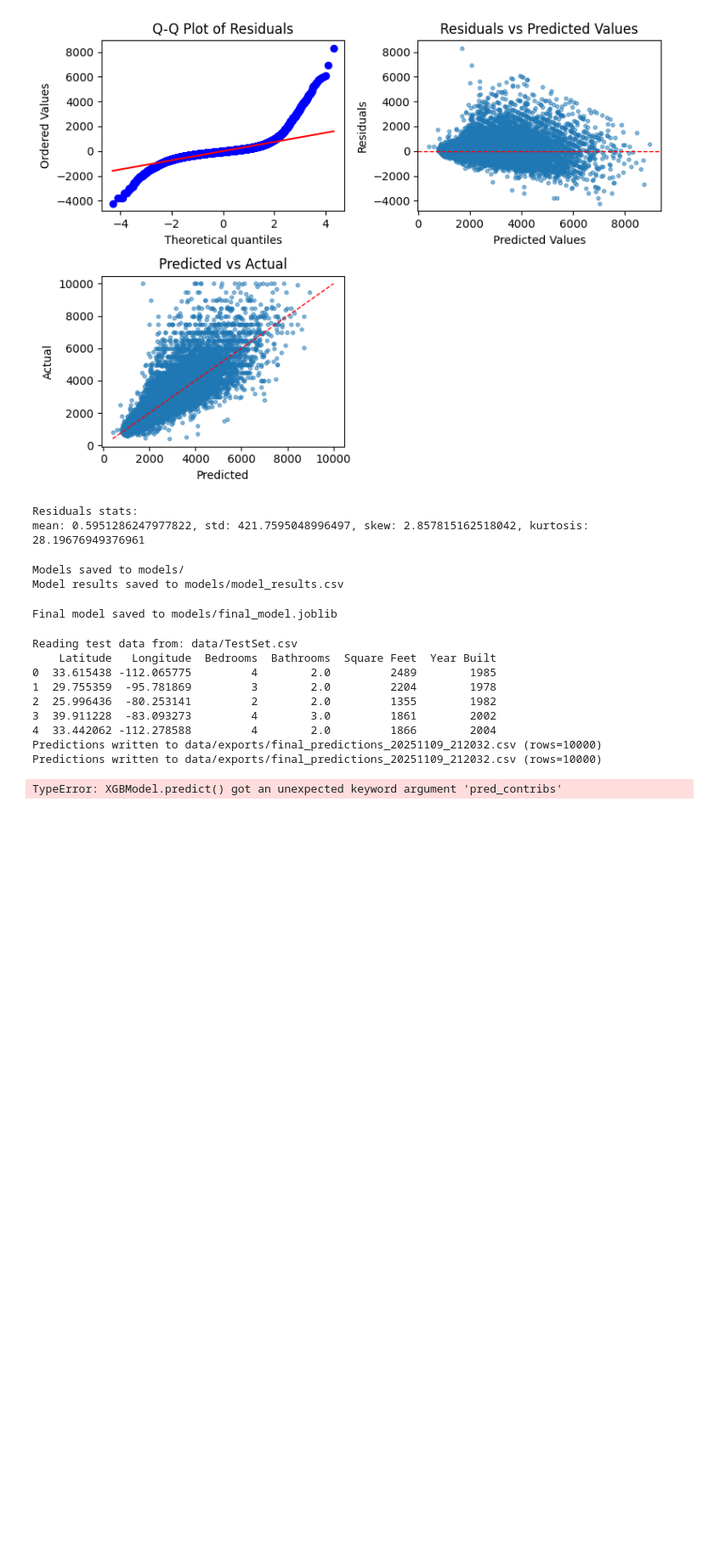
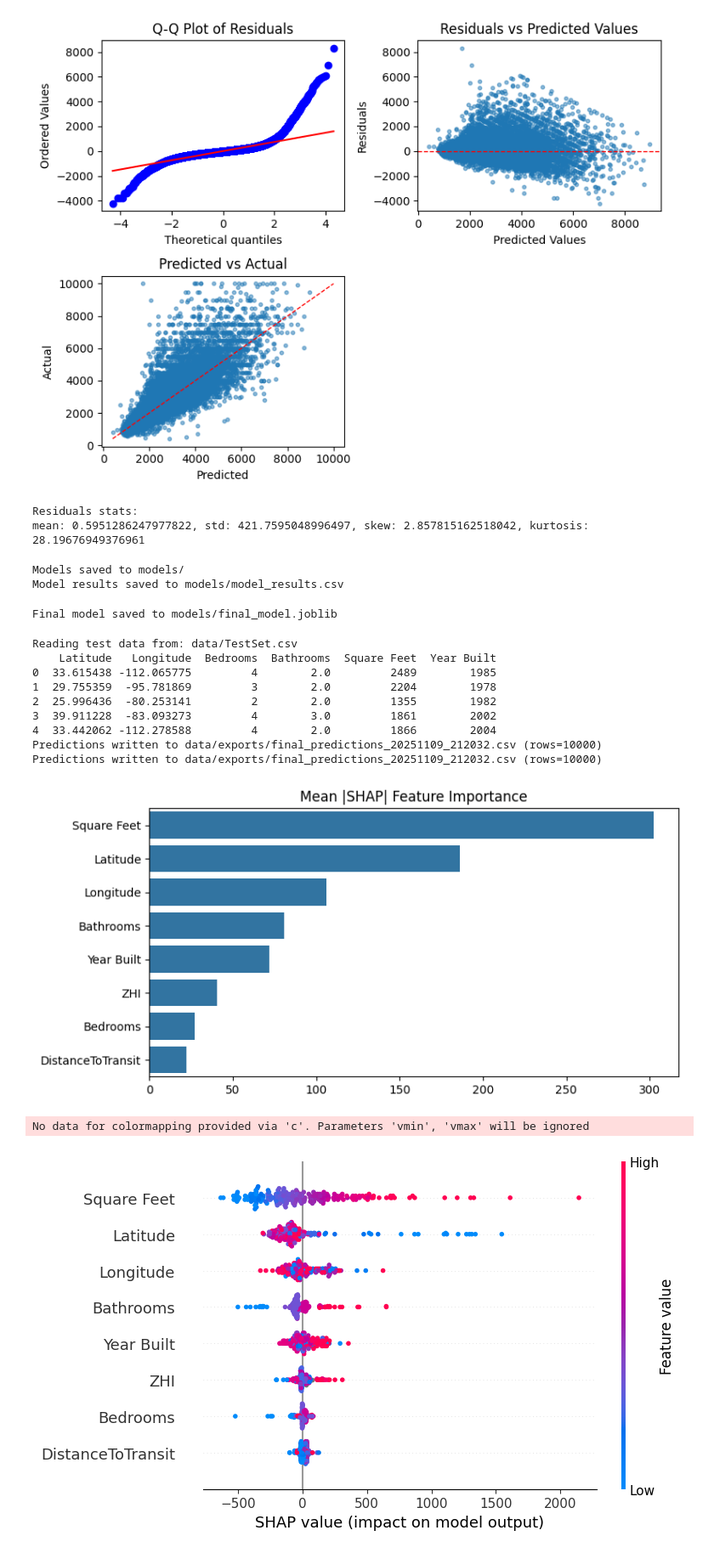
Before and after one commit to gyampols/RentEstimateProject, a Jupyter notebook: notebooks/model_evals.ipynb, the cells around one changed output. Shown at 85% size. Drawn from its saved outputs; the diff is of its cells as text; code cells hidden in the pictures; blank space fills up the shorter version.

```diff
--- a/notebooks/model_evals.ipynb
+++ b/notebooks/model_evals.ipynb
@@ -223,39 +223,53 @@ Predictions written to data/exports/final_predictions_20251109_212032.csv (rows=
 Predictions written to data/exports/final_predictions_20251109_212032.csv (rows=10000)
 # %%
 # SHAP feature importance (XGBoost, simple, labeled)
+import xgboost as xgb
 import shap
 import matplotlib.pyplot as plt
 from pathlib import Path
+import numpy as np
+import seaborn as sns
 
 n_sample = min(200, len(processed_test_df))
 X = processed_test_df.sample(n_sample, random_state=42)
 
-# Extract the XGBoost model from the pipeline
+# Extract model once
 model = best_pipeline.named_steps['model'] if hasattr(best_pipeline, 'named_steps') else best_pipeline
 
-# TreeExplainer for XGBoost
-# Extract the XGBoost model from the pipeline
-model = best_pipeline.named_steps['model'] if hasattr(best_pipeline, 'named_steps') else best_pipeline
-
-# Compute SHAP values via XGBoost's native pred_contribs to avoid decoding issues
+# Preprocess sampled data (same as during training)
 preprocessor = best_pipeline.named_steps.get('preprocessor') if hasattr(best_pipeline, 'named_steps') else None
 X_model = preprocessor.transform(X) if preprocessor is not None else X
 
-# XGBoost returns contributions with the last column as the bias term; drop it
-shap_values = model.predict(X_model, pred_contribs=True)
-shap_values = np.asarray(shap_values)[:, :-1]
+# Compute SHAP contributions (last column is bias -> drop once)
+dmat = xgb.DMatrix(X_model)
+shap_values = model.get_booster().predict(dmat, pred_contribs=True)
+shap_values = np.asarray(shap_values)[:, :-1]  # drop bias ONLY once
 
 # Ensure output dir
 Path('models').mkdir(parents=True, exist_ok=True)
+
+# Mean absolute SHAP and sorted bar plot (descending)
+mean_abs_shap = np.abs(shap_values).mean(axis=0)
+feature_names = ['Latitude', 'Longitude', 'ZHI', 'Year Built',
+                 'Bedrooms', 'Square Feet', 'Bathrooms', 'DistanceToTransit']
+order = np.argsort(mean_abs_shap)[::-1]
+mean_abs_shap_sorted = mean_abs_shap[order]
+feature_names_sorted = [feature_names[i] for i in order]
+
+plt.figure(figsize=(8, 4))
+sns.barplot(x=mean_abs_shap_sorted, y=feature_names_sorted, orient='h')
+plt.title('Mean |SHAP| Feature Importance')
 plt.tight_layout()
-plt.savefig('models/feature_importance.png', dpi=300)
+plt.savefig('Images/feature_importance.png', dpi=300)
 plt.show()
 
-# Beeswarm
+# Beeswarm plot (raw feature values; shapes now match)
 plt.figure(figsize=(8, 5))
-shap.summary_plot(shap_values, X, show=False)
+shap.summary_plot(shap_values, X[feature_names], show=False)
 plt.tight_layout()
-plt.savefig('models/feature_importance_beeswarm.png', dpi=300)
+plt.savefig('Images/feature_importance_beeswarm.png', dpi=300)
 plt.show()
 # %% [output]
+[figure, added]
-TypeError: XGBModel.predict() got an unexpected keyword argument 'pred_contribs'
+No data for colormapping provided via 'c'. Parameters 'vmin', 'vmax' will be ignored
+[figure, added]
```
Also changed, not shown: 10 other files.
